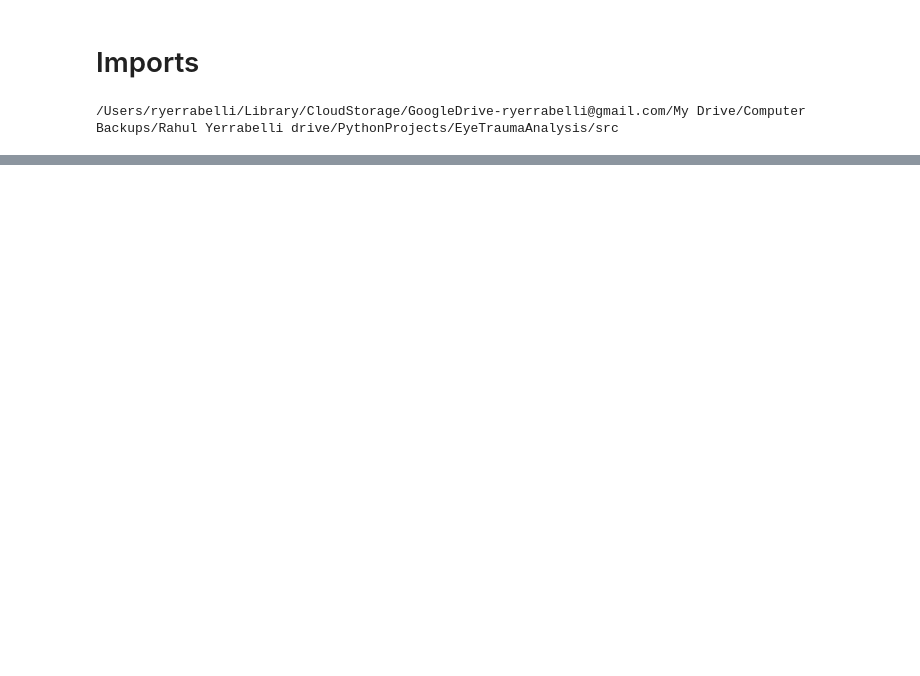
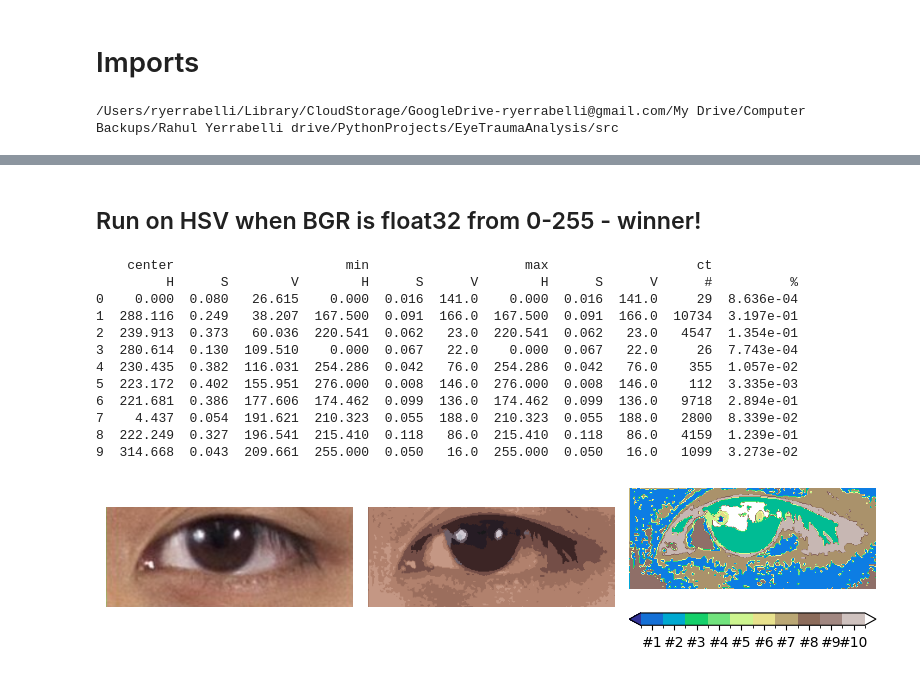
Before and after one commit to ethanrasmussen/EyeTraumaAnalysis, a Jupyter notebook: src/notebooks/RSY_2_kmeans_save_output.ipynb, the cells around one changed output, grey strips where cells are left out. Cells and saved outputs as stored; diff of their text form; code cells hidden in the pictures; blank space fills up the shorter version.

```diff
--- a/src/notebooks/RSY_2_kmeans_save_output.ipynb
+++ b/src/notebooks/RSY_2_kmeans_save_output.ipynb
@@ -42,0 +177,28 @@ importlib.reload(EyeTraumaAnalysis);
+# %% [markdown]
+## Run on HSV when BGR is float32 from 0-255  - winner!
+# %%
+image = EyeTraumaAnalysis.Image(f"data/01_raw/{img_file_num}.png")
+img_bgr = image.img
+# HSV floats are from (0-360,0-1,0-1) while uint8s are 0-255 for all channels
+img_hsv = cv2.cvtColor(np.float32(img_bgr), cv2.COLOR_BGR2HSV)  # needs to be float32, not the default float64
+centers, kmeans_masks, res_hsv, clusters = EyeTraumaAnalysis.create_kmeans(img_hsv)
+masks_summed = EyeTraumaAnalysis.get_masked_sums(kmeans_masks)
+res_bgr = np.uint8(cv2.cvtColor(res_hsv, cv2.COLOR_HSV2BGR))
+plot_kmeans_subplots_view_simple(img_bgr, res_bgr, masks_summed)
+
+with pd.option_context("display.precision", 3, "display.width",100):
+    print(clusters)
+# %% [output]
+    center                      min                    max                   ct
+         H      S        V        H      S      V        H      S      V      #          %
+0    0.000  0.080   26.615    0.000  0.016  141.0    0.000  0.016  141.0     29  8.636e-04
+1  288.116  0.249   38.207  167.500  0.091  166.0  167.500  0.091  166.0  10734  3.197e-01
+2  239.913  0.373   60.036  220.541  0.062   23.0  220.541  0.062   23.0   4547  1.354e-01
+3  280.614  0.130  109.510    0.000  0.067   22.0    0.000  0.067   22.0     26  7.743e-04
+4  230.435  0.382  116.031  254.286  0.042   76.0  254.286  0.042   76.0    355  1.057e-02
+5  223.172  0.402  155.951  276.000  0.008  146.0  276.000  0.008  146.0    112  3.335e-03
+6  221.681  0.386  177.606  174.462  0.099  136.0  174.462  0.099  136.0   9718  2.894e-01
+7    4.437  0.054  191.621  210.323  0.055  188.0  210.323  0.055  188.0   2800  8.339e-02
+8  222.249  0.327  196.541  215.410  0.118   86.0  215.410  0.118   86.0   4159  1.239e-01
+9  314.668  0.043  209.661  255.000  0.050   16.0  255.000  0.050   16.0   1099  3.273e-02
+[figure, added]
```
Also changed, not shown: parts of 38 cells of this notebook, 3 other files.
